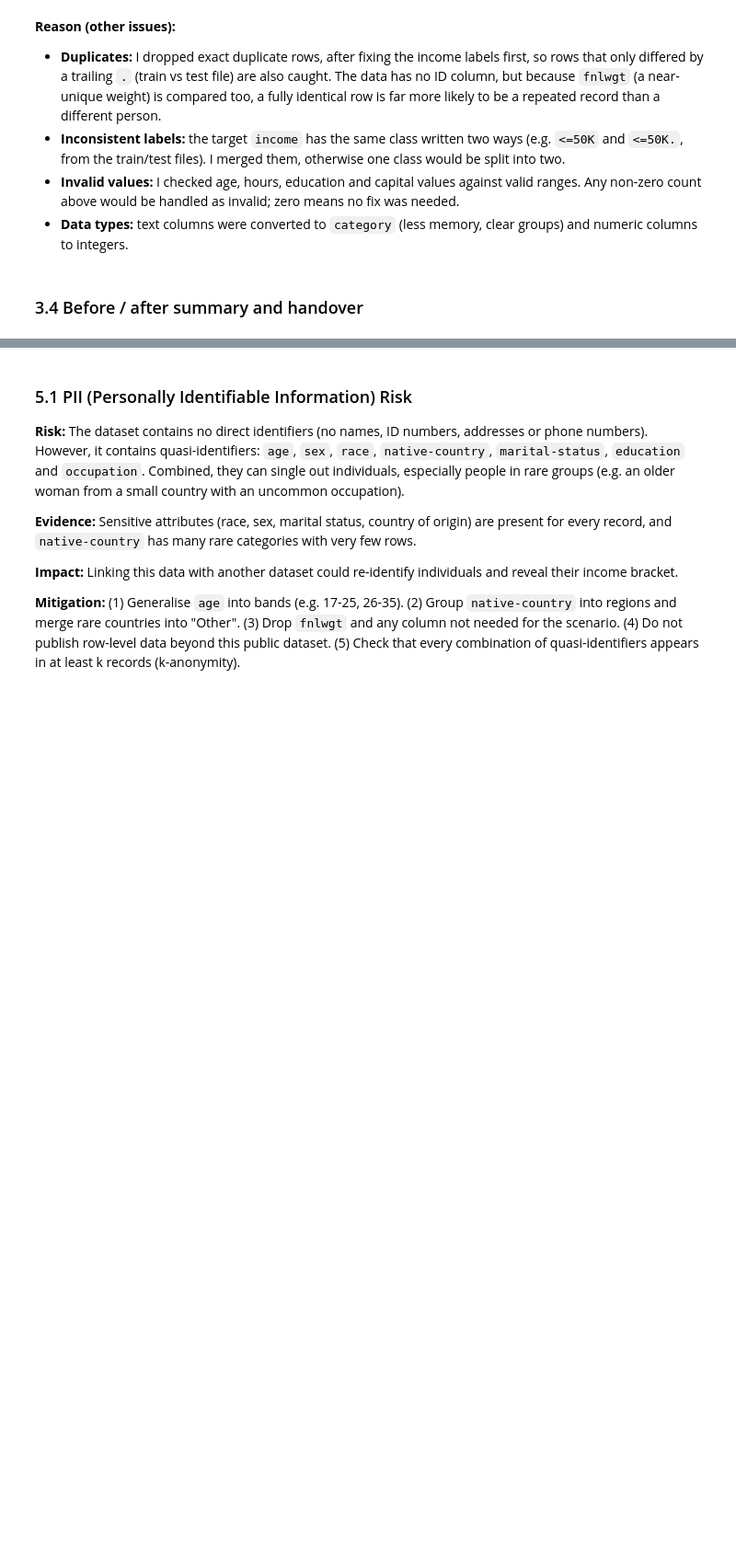
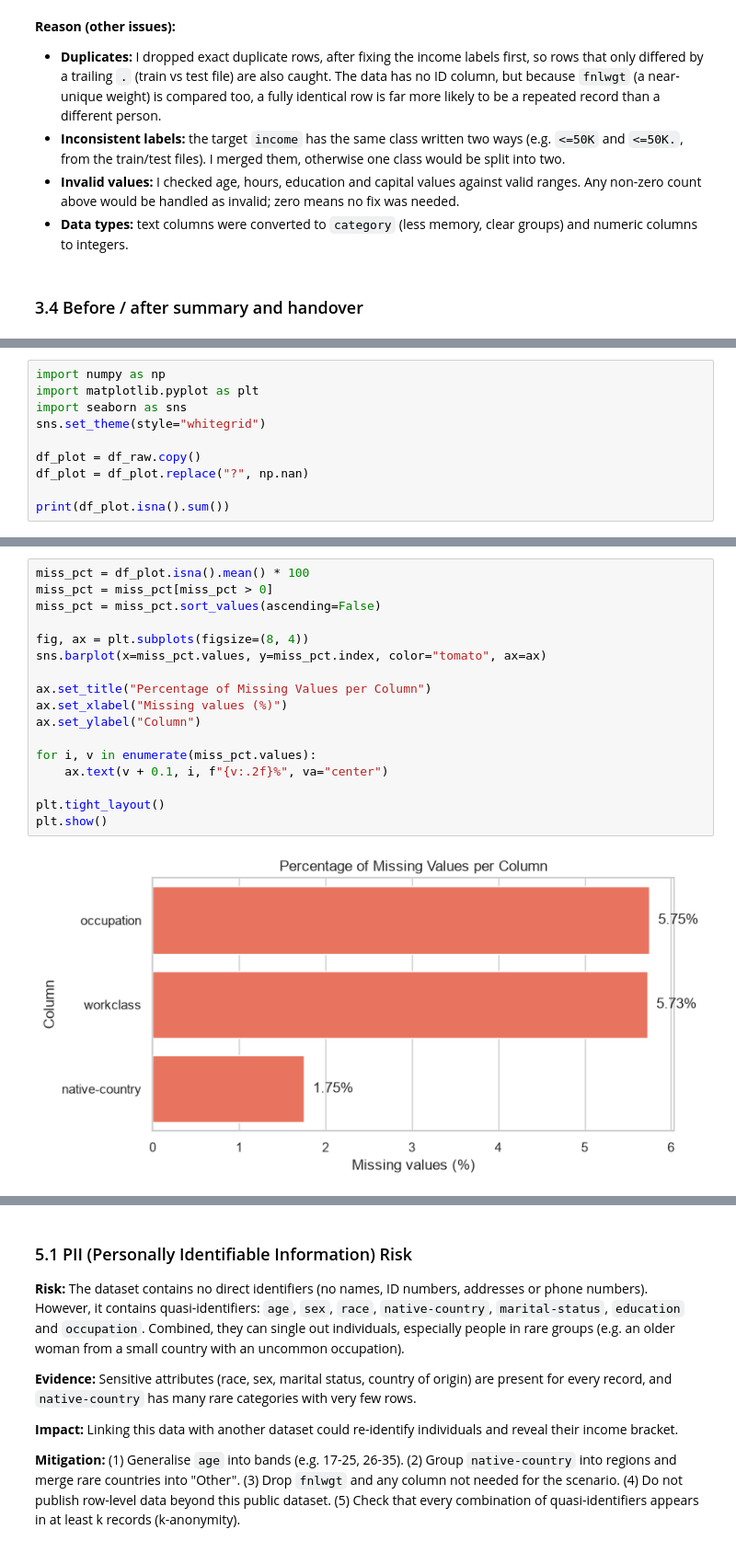
Before and after one commit to a209604-source/adult-census-profiling, a Jupyter notebook: adult_data_profiling.ipynb, the cells around one changed output, grey strips where cells are left out. Shown at 92% size. Cells and saved outputs as stored; diff of their text form; blank space fills up the shorter version.

Commit message:
Add Section 4 diagnostic charts: missing values, income labels, group balance

```diff
--- a/adult_data_profiling.ipynb
+++ b/adult_data_profiling.ipynb
@@ -327,0 +357,10 @@ df_clean.head()
+# %%
+import numpy as np
+import matplotlib.pyplot as plt
+import seaborn as sns
+sns.set_theme(style="whitegrid")
+
+df_plot = df_raw.copy()
+df_plot = df_plot.replace("?", np.nan)
+
+print(df_plot.isna().sum())
@@ -327,0 +384,19 @@ df_clean.head()
+# %%
+miss_pct = df_plot.isna().mean() * 100
+miss_pct = miss_pct[miss_pct > 0]
+miss_pct = miss_pct.sort_values(ascending=False)
+
+fig, ax = plt.subplots(figsize=(8, 4))
+sns.barplot(x=miss_pct.values, y=miss_pct.index, color="tomato", ax=ax)
+
+ax.set_title("Percentage of Missing Values per Column")
+ax.set_xlabel("Missing values (%)")
+ax.set_ylabel("Column")
+
+for i, v in enumerate(miss_pct.values):
+    ax.text(v + 0.1, i, f"{v:.2f}%", va="center")
+
+plt.tight_layout()
+plt.show()
+# %% [output]
+[figure, added]
```
Also changed, not shown: parts of 15 cells of this notebook.
